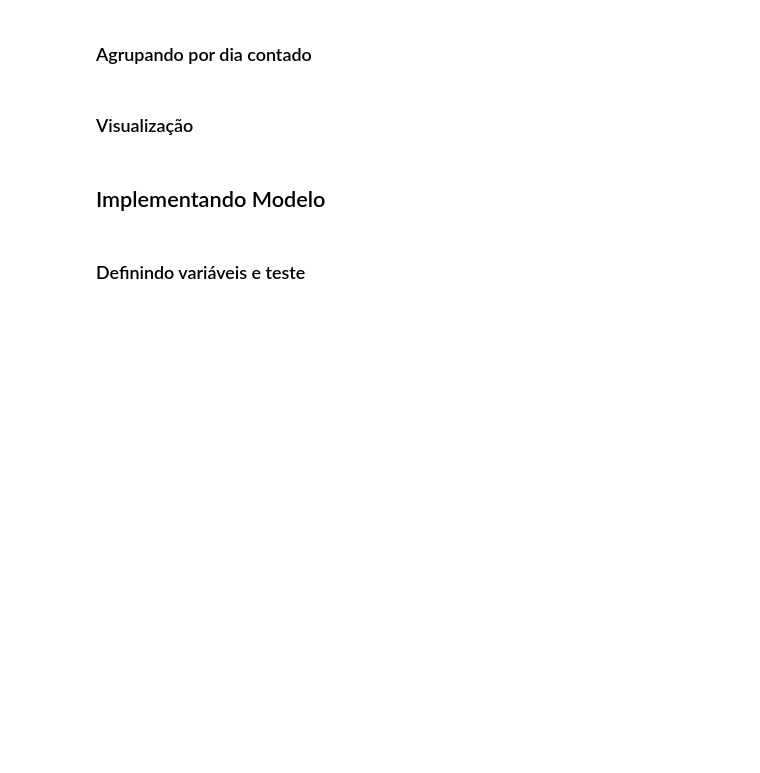
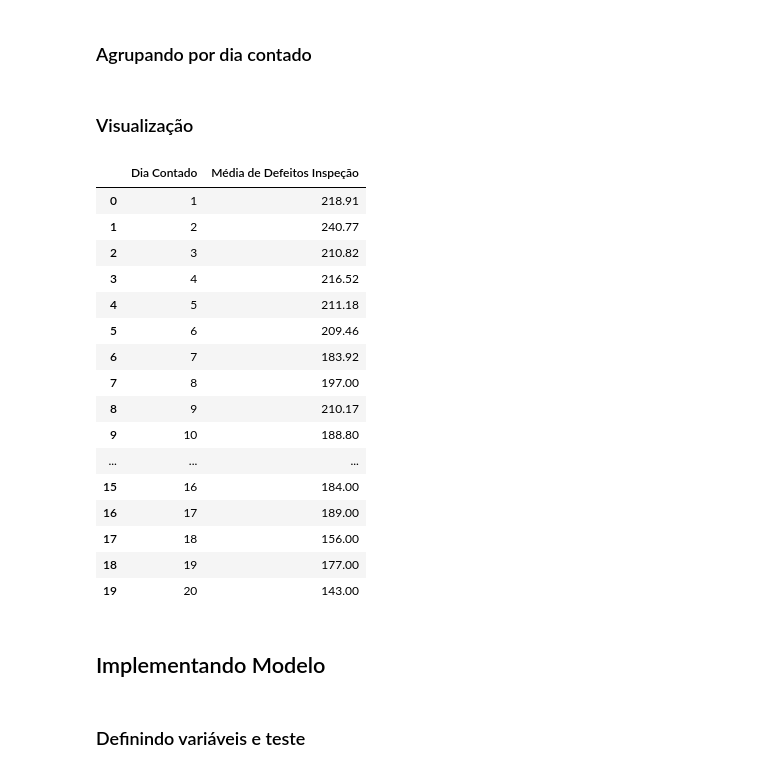
Before and after one commit to lucasz-g/Analise-Gotas, a Jupyter notebook: modelos/modelo_final.ipynb, the cells around one changed output. Cells and saved outputs as stored; diff of their text form; code cells hidden in the pictures; blank space fills up the shorter version.

```diff
--- a/modelos/modelo_final.ipynb
+++ b/modelos/modelo_final.ipynb
@@ -198,32 +198,51 @@ defeitos_por_dia_contado.columns = ['Dia Contado', 'Média de Defeitos']
 # %%
 import plotly.graph_objects as go
 
 fig = go.Figure()
 
 fig.add_trace(go.Scatter(
     x=defeitos_por_dia_contado['Dia Contado'],
-    y=defeitos_por_dia_contado['Média de Defeitos'],
+    y=defeitos_por_dia_contado['Média de Defeitos Inspeção'],
     mode='lines+markers',
     marker=dict(size=10),
     line=dict(color='red'),
-    name='Média de Defeitos'
+    name='Média de Defeitos Inspeção'
 ))
 
 fig.update_layout(
-    title='Média de Defeitos por Dia',
+    title='Média de Defeitos na Inspeção por Dia',
     title_font_size=16,
     xaxis=dict(
         title='Dia',
         title_font_size=14,
         dtick=1
     ),
     yaxis=dict(
         title='Média de Defeitos',
         title_font_size=14
     )
 )
 
 fig.show()
+defeitos_por_dia_contado.round(2)
+# %% [output]
+|  | Dia Contado | Média de Defeitos Inspeção |
+| 0 | 1 | 218.91 |
+| 1 | 2 | 240.77 |
+| 2 | 3 | 210.82 |
+| 3 | 4 | 216.52 |
+| 4 | 5 | 211.18 |
+| 5 | 6 | 209.46 |
+| 6 | 7 | 183.92 |
+| 7 | 8 | 197.00 |
+| 8 | 9 | 210.17 |
+| 9 | 10 | 188.80 |
+| ... | ... | ... |
+| 15 | 16 | 184.00 |
+| 16 | 17 | 189.00 |
+| 17 | 18 | 156.00 |
+| 18 | 19 | 177.00 |
+| 19 | 20 | 143.00 |
 # %% [markdown]
 ## Implementando Modelo
 # %% [markdown]
```
Also changed, not shown: parts of 7 cells of this notebook, 2 other files.
